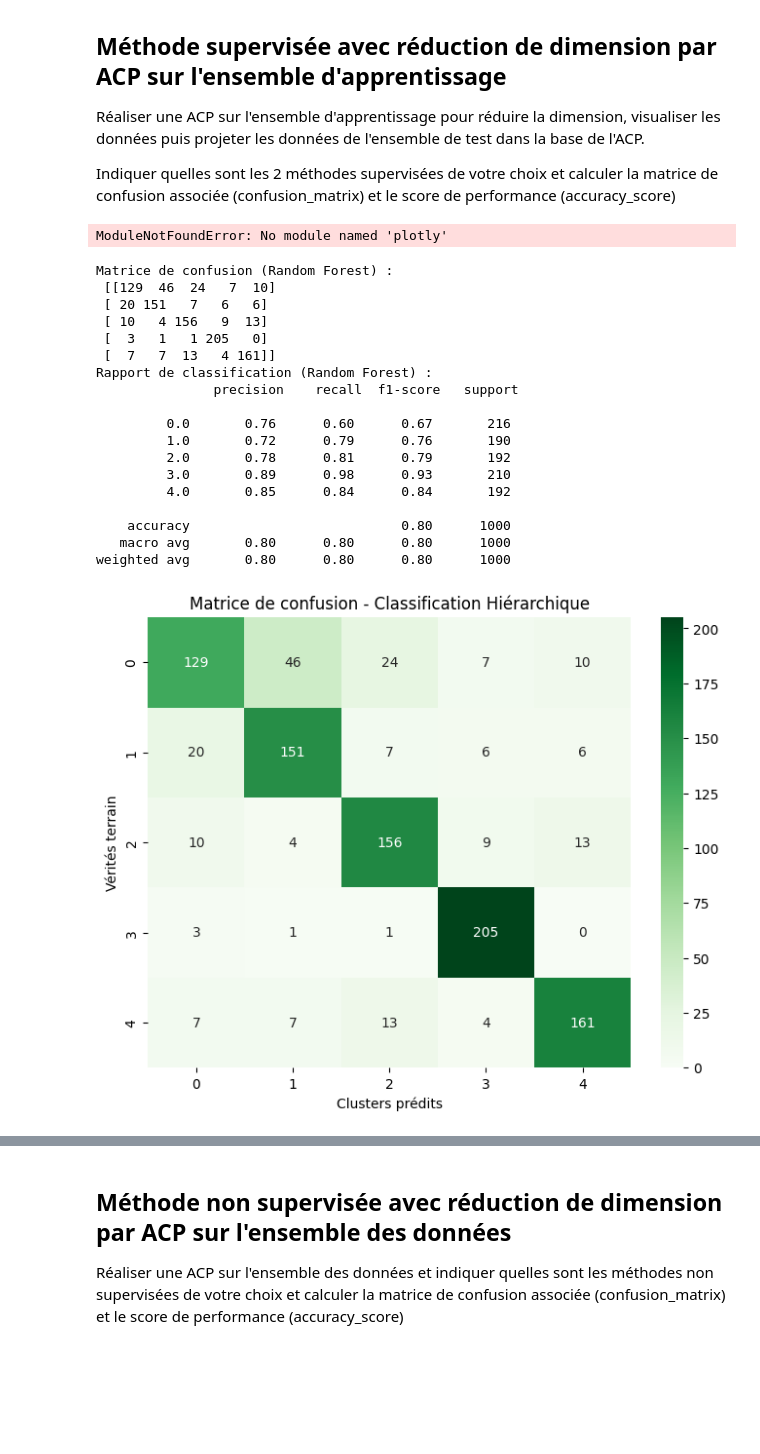
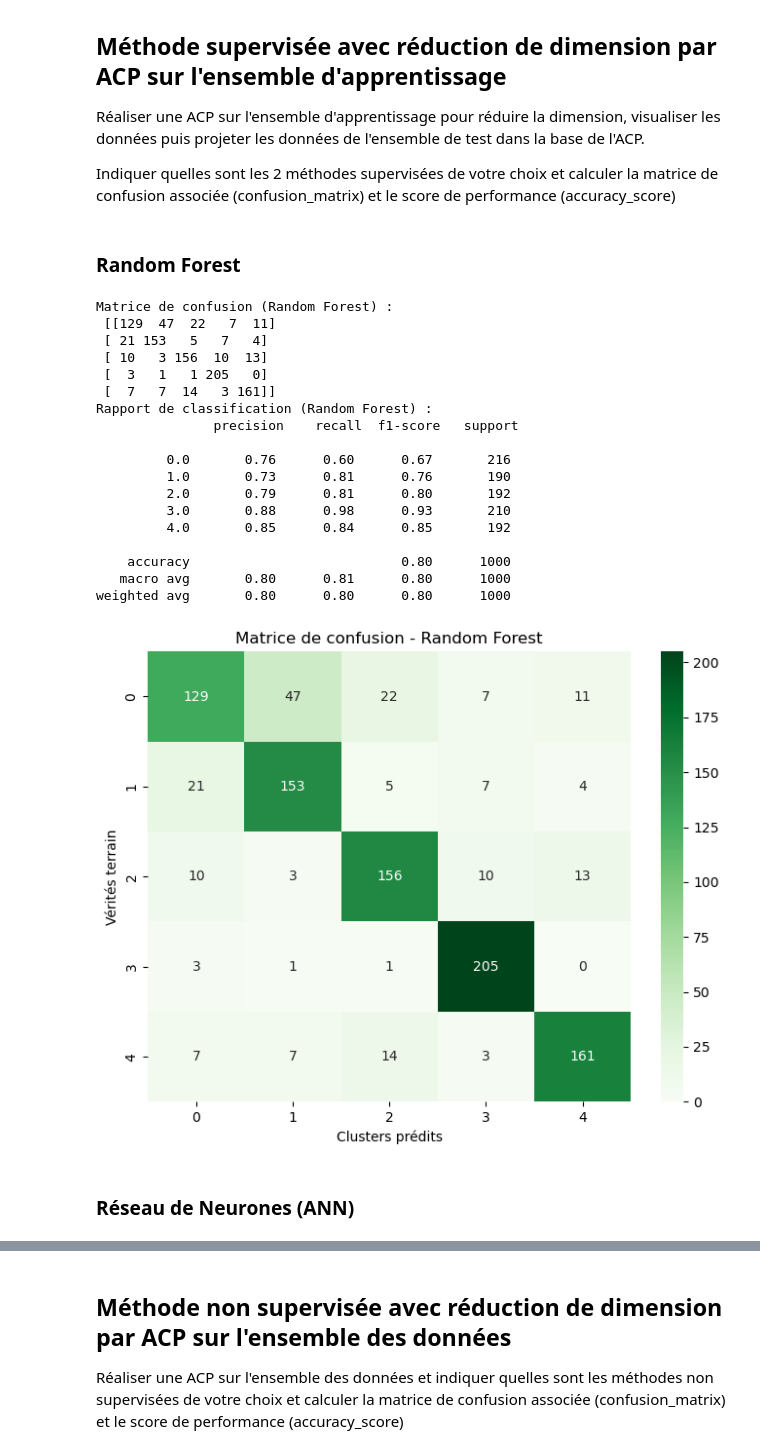
Before and after one commit to OussamaELGUERRAOUI/Classification-du-rythme-cardiaque-issu-d-ECG, a Jupyter notebook: Projet_ECG_Etudiant.ipynb, the cells around one changed output, grey strips where cells are left out. Saved outputs shown, nothing was run; the diff lists cells and outputs as text; code cells hidden in the pictures; blank space fills up the shorter version.

```diff
--- a/Projet_ECG_Etudiant.ipynb
+++ b/Projet_ECG_Etudiant.ipynb
@@ -245,10 +248,10 @@ import matplotlib.pyplot as plt
 
 # Entraînement du modèle Random Forest
 model_rf = RandomForestClassifier(n_estimators=100, random_state=42)
-model_rf.fit(DataECGApp, LabelF_train)
+model_rf.fit(DataFeatureApp, LabelF_train)
 
 # Prédictions
-y_pred_rf = model_rf.predict(DataECGTest)
+y_pred_rf = model_rf.predict(DataFeatureTest)
 
 # Calcul de la matrice de confusion
 conf_matrix_rf = confusion_matrix(LabelF_test, y_pred_rf)
@@ -408,5 +405,5 @@ from sklearn.model_selection import train_test_split
 
 n_clusters = len(np.unique(Label))  # Number of unique labels as the number of clusters
 kmeans = KMeans(n_clusters=n_clusters, random_state=42, n_init=10)
-kmeans.fit(DataECGFull)
+kmeans.fit(DataFeature)
 # %% [output]
@@ -471,18 +467,0 @@ Accuracy avec K-means:  0.5952
-# %%
-from sklearn.neighbors import KNeighborsClassifier
-error = []
-# Calcul de l'erreur pour k de 1 à 50
-for i in range(1, 50):
-    knn = KNeighborsClassifier(n_neighbors=i)
-    knn.fit(DataECGApp, LabelF_train)
-    pred_i = knn.predict(DataECGTest)
-    error.append(np.mean(pred_i != LabelF_test))
-
-# Plot l'erreur moyenne en fonction de l'hyperparametre k
-plt.figure(figsize=(12, 6))
-plt.plot(range(1, 50), error, color='red', linestyle='dashed', marker='x',
-         markerfacecolor='blue', markersize=10)
-plt.title('Error Rate K Value')
-plt.xlabel('K Value')
-plt.ylabel('Mean Error')
-plt.show()
@@ -577,8 +554,6 @@ data = pd.DataFrame({
     'AXE 3': DataFeatureApp_PCA[:, 2],
     'Classe': LabelF_train
 })
-# %% [output]
-ModuleNotFoundError: No module named 'plotly'
 # %%
 fig = go.Figure()
 
@@ -606,6 +581,8 @@ fig.update_layout(
 )
 
 fig.show()
+# %% [markdown]
+### Random Forest
 # %%
 from sklearn.ensemble import RandomForestClassifier
 from sklearn.metrics import confusion_matrix, accuracy_score
@@ -624,36 +601,38 @@ print("Matrice de confusion (Random Forest) :\n", cm_rf)
 print("Rapport de classification (Random Forest) :\n", classification_report(LabelF_test, Label_pred_rf))
 # %% [output]
 Matrice de confusion (Random Forest) :
- [[129  46  24   7  10]
- [ 20 151   7   6   6]
- [ 10   4 156   9  13]
+ [[129  47  22   7  11]
+ [ 21 153   5   7   4]
+ [ 10   3 156  10  13]
  [  3   1   1 205   0]
- [  7   7  13   4 161]]
+ [  7   7  14   3 161]]
 Rapport de classification (Random Forest) :
                precision    recall  f1-score   support
 
          0.0       0.76      0.60      0.67       216
-         1.0       0.72      0.79      0.76       190
-         2.0       0.78      0.81      0.79       192
-         3.0       0.89      0.98      0.93       210
-         4.0       0.85      0.84      0.84       192
+         1.0       0.73      0.81      0.76       190
+         2.0       0.79      0.81      0.80       192
+         3.0       0.88      0.98      0.93       210
+         4.0       0.85      0.84      0.85       192
 
     accuracy                           0.80      1000
-   macro avg       0.80      0.80      0.80      1000
+   macro avg       0.80      0.81      0.80      1000
 weighted avg       0.80      0.80      0.80      1000
 # %%
 # Plot confusion matrix for Random Forest
 plt.figure(figsize=(8, 6))
 sns.heatmap(cm_rf, annot=True, fmt="d", cmap="Greens", xticklabels=np.unique(Label), yticklabels=np.unique(Label))
-plt.title("Matrice de confusion - Classification Hiérarchique")
+plt.title("Matrice de confusion - Random Forest")
 plt.xlabel("Clusters prédits")
 plt.ylabel("Vérités terrain")
 plt.show()
 
 # Classification report for Random Forest
 classification_report_rf = classification_report(LabelF_test, Label_pred_rf)
 # %% [output]
-[figure, old version]
+[figure, new version]
+# %% [markdown]
+### Réseau de Neurones (ANN)
 # %%
 import tensorflow as tf
 from tensorflow.keras.models import Sequential
```
Also changed, not shown: parts of 58 cells of this notebook.
